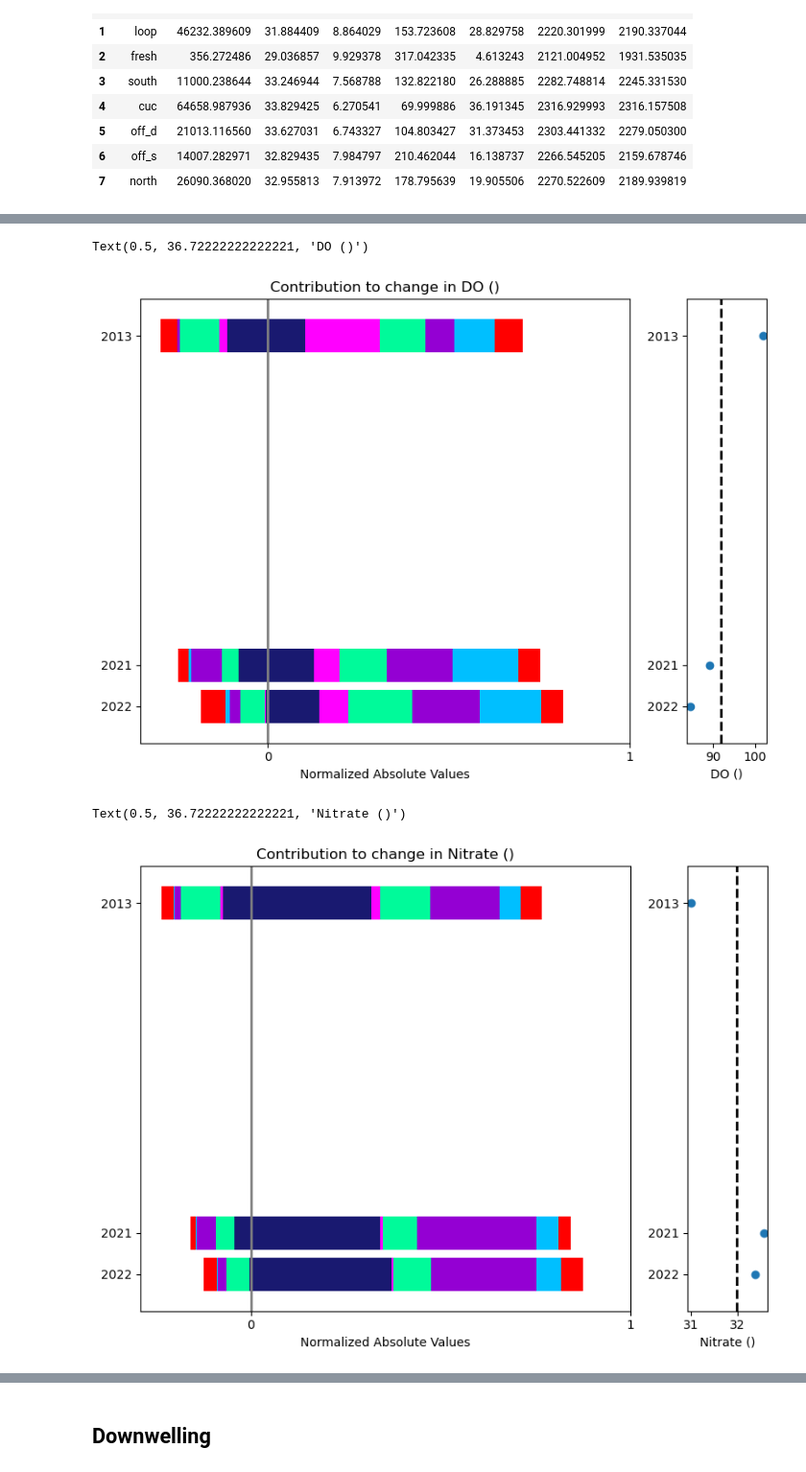
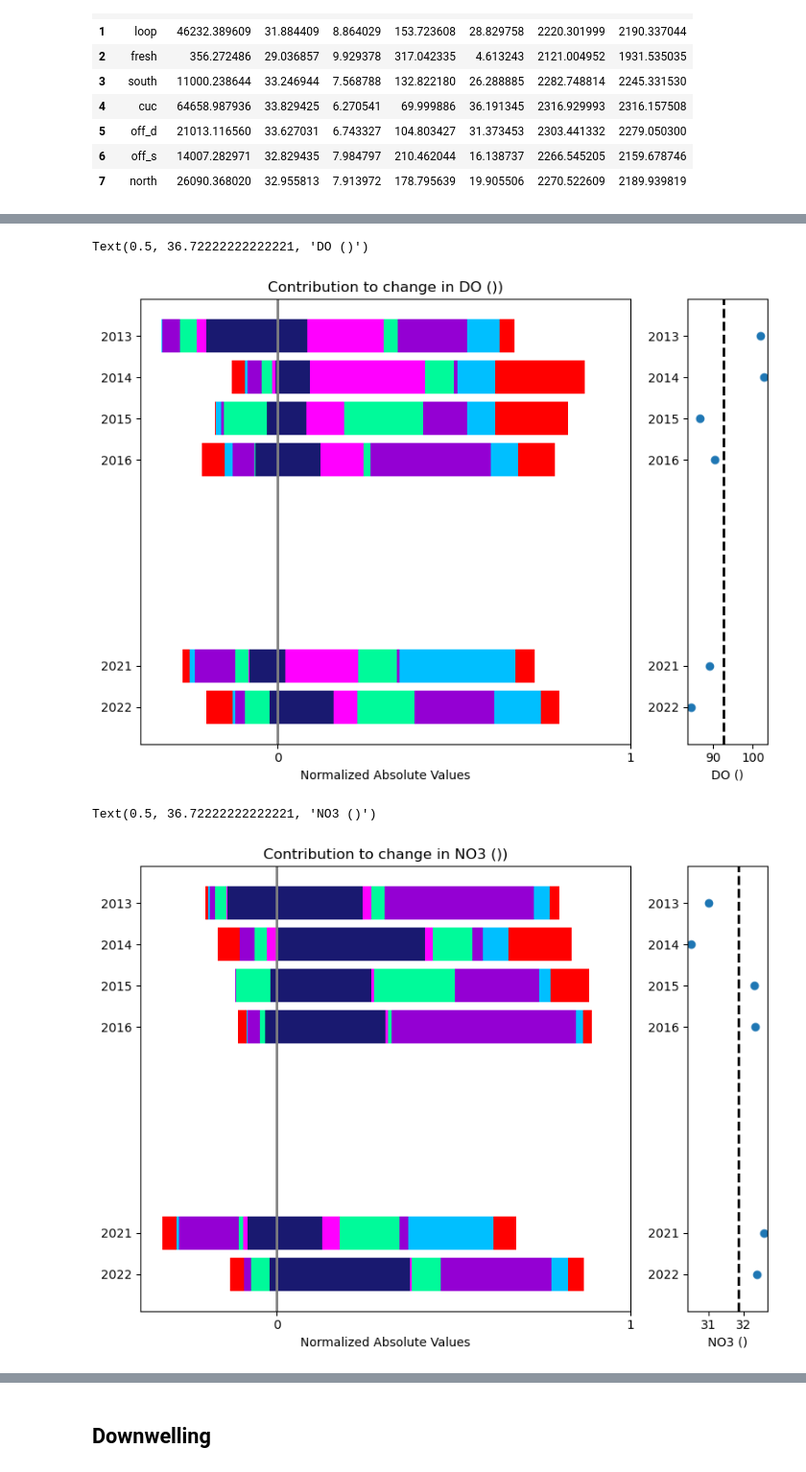
Before and after one commit to rbeutel/LO_user, a Jupyter notebook: ariane/quant_attribution.ipynb, the cells around one changed output, grey strips where cells are left out. Shown at 96% size. Saved outputs shown, nothing was run; the diff lists cells and outputs as text; code cells hidden in the pictures.

```diff
--- a/ariane/quant_attribution.ipynb
+++ b/ariane/quant_attribution.ipynb
@@ -177,22 +177,22 @@ def decomp(data,base):
     # do
     df['DOP'] = (data.DO[1:] - base.DO[1:])*(data.transport[1:]/data.transport[0])
     df['DOQ'] = ((data.transport[1:]/data.transport[0]) - (base.transport[1:]/base.transport[0]))*data.DO[1:]
-    df['DOSUM'] = df.doP + df.doQ
+    df['DOSUM'] = df.DOP + df.DOQ
 
     # ta
     df['TAP'] = (data.TA[1:] - base.TA[1:])*(data.transport[1:]/data.transport[0])
     df['TAQ'] = ((data.transport[1:]/data.transport[0]) - (base.transport[1:]/base.transport[0]))*data.TA[1:]
-    df['TASUM'] = df.taP + df.taQ
+    df['TASUM'] = df.TAP + df.TAQ
 
     # dic
     df['DICP'] = (data.DIC[1:] - base.DIC[1:])*(data.transport[1:]/data.transport[0])
     df['DICQ'] = ((data.transport[1:]/data.transport[0]) - (base.transport[1:]/base.transport[0]))*data.DIC[1:]
-    df['DICSUM'] = df.dicP + df.dicQ
+    df['DICSUM'] = df.DICP + df.DICQ
 
     # no3
     df['NO3P'] = (data.NO3[1:] - base.NO3[1:])*(data.transport[1:]/data.transport[0])
     df['NO3Q'] = ((data.transport[1:]/data.transport[0]) - (base.transport[1:]/base.transport[0]))*data.NO3[1:]
-    df['NO3SUM'] = df.no3P + df.no3Q
+    df['NO3SUM'] = df.NO3P + df.NO3Q
 
     return df
 
@@ -299,13 +300,13 @@ up22
 # %%
 # make 'baseline' dataframe based on the means of all the data
 d = {'section':['total', 'loop', 'fresh', 'south', 'cuc', 'off_d', 'off_s', 'north'],
-     'transport':np.mean([up13.transport,up21.transport,up22.transport],axis=0),
-     'salt':np.mean([up13.salt,up21.salt,up22.salt],axis=0),
-     'temp':np.mean([up13.temp,up21.temp,up22.temp],axis=0),
-     'DO':np.mean([up13.DO,up21.DO,up22.DO],axis=0),
-     'NO3':np.mean([up13.NO3,up21.NO3,up22.NO3],axis=0),
-     'TA':np.mean([up13.TA,up21.TA,up22.TA],axis=0),
-     'DIC':np.mean([up13.DIC,up21.DIC,up22.DIC],axis=0)}
+     'transport':np.mean([up13.transport,up14.transport,up15.transport,up16.transport,up21.transport,up22.transport],axis=0),
+     'salt':np.mean([up13.salt,up14.salt,up15.salt,up16.salt,up21.salt,up22.salt],axis=0),
+     'temp':np.mean([up13.temp,up14.temp,up15.temp,up16.temp,up21.temp,up22.temp],axis=0),
+     'DO':np.mean([up13.DO,up14.DO,up15.DO,up16.DO,up21.DO,up22.DO],axis=0),
+     'NO3':np.mean([up13.NO3,up14.NO3,up15.NO3,up16.NO3,up21.NO3,up22.NO3],axis=0),
+     'TA':np.mean([up13.TA,up14.TA,up15.TA,up16.TA,up21.TA,up22.TA],axis=0),
+     'DIC':np.mean([up13.DIC,up14.DIC,up15.DIC,up16.DIC,up21.DIC,up22.DIC],axis=0)}
 up_b = pd.DataFrame(d)
 
 up_b
@@ -322,11 +323,17 @@ up_b
 # %%
 # math!
 math_up13 = decomp(up13,up_b)[1:]
+math_up14 = decomp(up14,up_b)[1:]
+math_up15 = decomp(up15,up_b)[1:]
+math_up16 = decomp(up16,up_b)[1:]
 math_up21 = decomp(up21,up_b)[1:]
 math_up22 = decomp(up22,up_b)[1:]
 
 # add year
 math_up13['year'] = 2013
+math_up14['year'] = 2014
+math_up15['year'] = 2015
+math_up16['year'] = 2016
 math_up21['year'] = 2021
 math_up22['year'] = 2022
 # %%
@@ -360,29 +369,31 @@ Text(0.5, 36.72222222222221, 'Temperature ($^\\circ C$)')
 # %%
-df = pd.concat([math_up13[['year','section','doP','doQ']][1:],
-    math_up21[['year','section','doP','doQ']][1:],math_up22[['year','section','doP','doQ']][1:]])
-ax2 = stacked_bar(df,'DO ()')
+df = pd.concat([math_up13[['year','section','DOP','DOQ']][1:],math_up14[['year','section','DOP','DOQ']][1:],
+    math_up15[['year','section','DOP','DOQ']][1:],math_up16[['year','section','DOP','DOQ']][1:],
+    math_up21[['year','section','DOP','DOQ']][1:],math_up22[['year','section','DOP','DOQ']][1:]])
+ax2 = stacked_bar(df,'DO ())')
 
 # mean property inflow to JdF
-ax2.scatter([up13.DO[0],up21.DO[0],up22.DO[0]], [2013,2021,2022])
+ax2.scatter([up13.DO[0],up14.DO[0],up15.DO[0],up16.DO[0],up21.DO[0],up22.DO[0]], [2013,2014,2015,2016,2021,2022])
 ax2.axvline(up_b.DO[0], color='k', ls='dashed', linewidth=2)
 ax2.set_xlabel('DO ()')
 # ax2.set_xlim([33.4,33.45])
 # ax2.set_xticks([33.41,33.44])
 # %% [output]
 Text(0.5, 36.72222222222221, 'DO ()')
-[figure, old version]
+[figure, new version]
 # %%
-df = pd.concat([math_up13[['year','section','no3P','no3Q']][1:],
-    math_up21[['year','section','no3P','no3Q']][1:],math_up22[['year','section','no3P','no3Q']][1:]])
-ax2 = stacked_bar(df,'Nitrate ()')
+df = pd.concat([math_up13[['year','section','NO3P','NO3Q']][1:],math_up14[['year','section','NO3P','NO3Q']][1:],
+    math_up15[['year','section','NO3P','NO3Q']][1:],math_up16[['year','section','NO3P','NO3Q']][1:],
+    math_up21[['year','section','NO3P','NO3Q']][1:],math_up22[['year','section','NO3P','NO3Q']][1:]])
+ax2 = stacked_bar(df,'NO3 ())')
 
 # mean property inflow to JdF
-ax2.scatter([up13.NO3[0],up21.NO3[0],up22.NO3[0]], [2013,2021,2022])
+ax2.scatter([up13.NO3[0],up14.NO3[0],up15.NO3[0],up16.NO3[0],up21.NO3[0],up22.NO3[0]], [2013,2014,2015,2016,2021,2022])
 ax2.axvline(up_b.NO3[0], color='k', ls='dashed', linewidth=2)
-ax2.set_xlabel('Nitrate ()')
+ax2.set_xlabel('NO3 ()')
 # ax2.set_xlim([33.4,33.45])
 # ax2.set_xticks([33.41,33.44])
 # %% [output]
-Text(0.5, 36.72222222222221, 'Nitrate ()')
+Text(0.5, 36.72222222222221, 'NO3 ()')
-[figure, old version]
+[figure, new version]
 # %%
```
Also changed, not shown: parts of 17 cells of this notebook, 2 other files.
